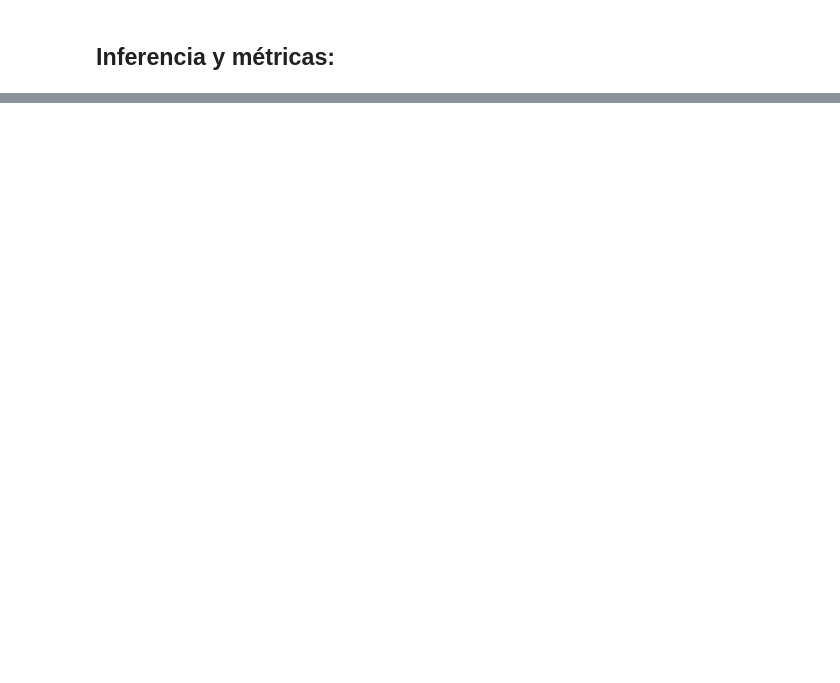
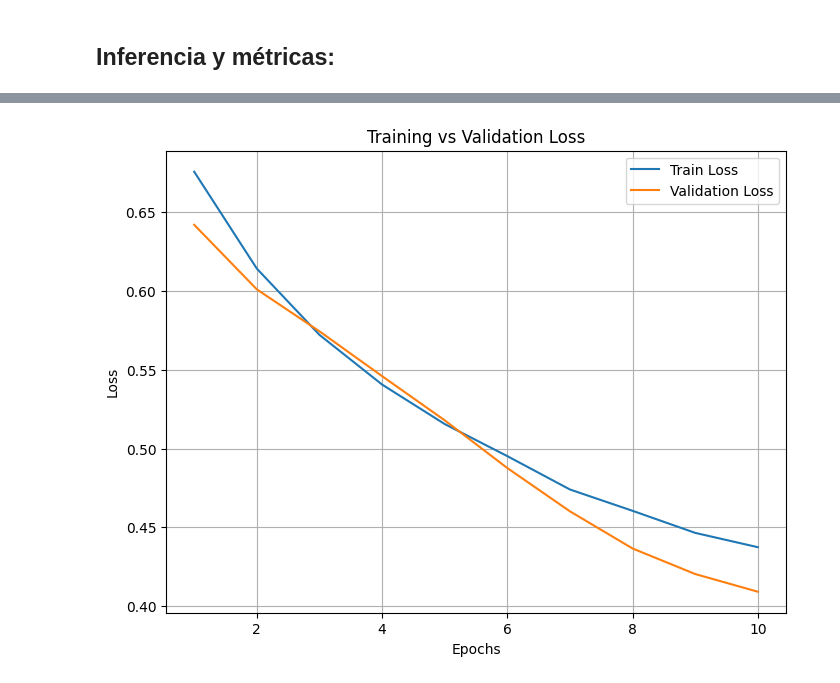
Before and after one commit to nxost/Transformer_AdapAttention, a Jupyter notebook: src/model2.ipynb, the cells around one changed output, grey strips where cells are left out. Cells and saved outputs as stored; diff of their text form; code cells hidden in the pictures; blank space fills up the shorter version.

```diff
--- a/src/model2.ipynb
+++ b/src/model2.ipynb
@@ -248,0 +308,4 @@ plot_confusion_matrix(confusion_matrices[0], class_name)
+# %%
+plot_train_val_curve(num_epochs, train_losses, val_losses)
+# %% [output]
+[figure, added]
```
Also changed, not shown: parts of 14 cells of this notebook, 1 other file.
